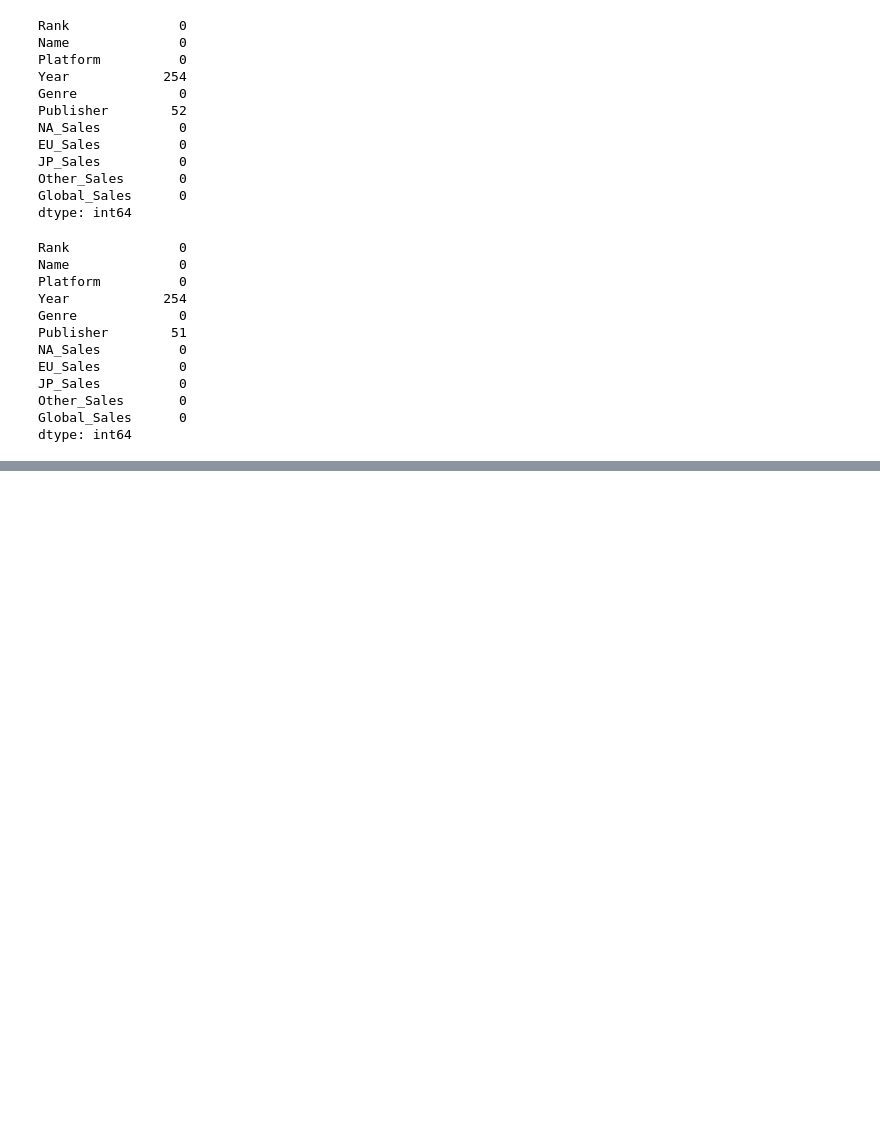
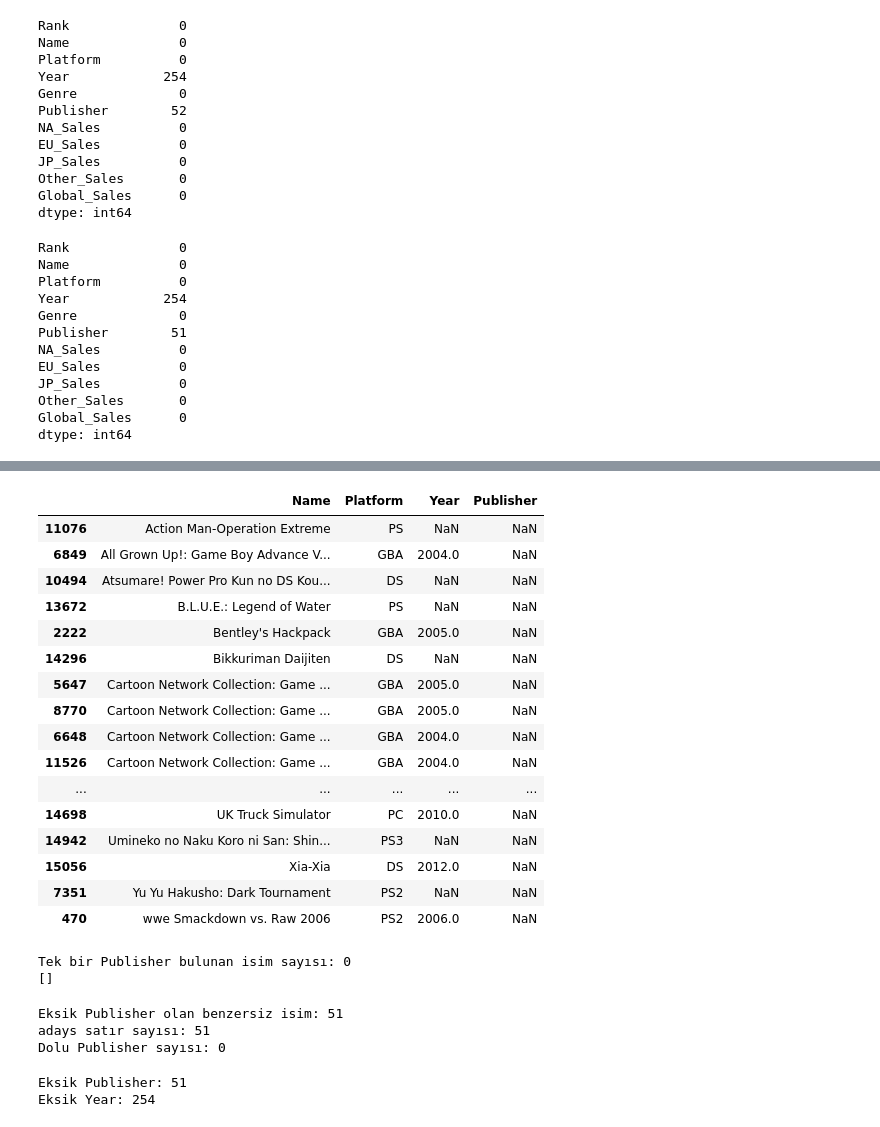
Before and after one commit to BerkOzerr/video_game_sales, a Jupyter notebook: video_game_sales.ipynb, the cells around one changed output, grey strips where cells are left out. Drawn from its saved outputs; the diff is of its cells as text; code cells hidden in the pictures; blank space fills up the shorter version.

```diff
--- a/video_game_sales.ipynb
+++ b/video_game_sales.ipynb
@@ -181,0 +202,48 @@ dtype: int64
+# %%
+missing_names = df.loc[df["Publisher"].isna(), "Name"].unique()
+
+adays = df[df["Name"].isin(missing_names)]
+
+adays[["Name", "Platform", "Year", "Publisher"]].sort_values("Name")
+# %% [output]
+|  | Name | Platform | Year | Publisher |
+| 11076 | Action Man-Operation Extreme | PS | NaN | NaN |
+| 6849 | All Grown Up!: Game Boy Advance V... | GBA | 2004.0 | NaN |
+| 10494 | Atsumare! Power Pro Kun no DS Kou... | DS | NaN | NaN |
+| 13672 | B.L.U.E.: Legend of Water | PS | NaN | NaN |
+| 2222 | Bentley's Hackpack | GBA | 2005.0 | NaN |
+| 14296 | Bikkuriman Daijiten | DS | NaN | NaN |
+| 5647 | Cartoon Network Collection: Game ... | GBA | 2005.0 | NaN |
+| 8770 | Cartoon Network Collection: Game ... | GBA | 2005.0 | NaN |
+| 6648 | Cartoon Network Collection: Game ... | GBA | 2004.0 | NaN |
+| 11526 | Cartoon Network Collection: Game ... | GBA | 2004.0 | NaN |
+| ... | ... | ... | ... | ... |
+| 14698 | UK Truck Simulator | PC | 2010.0 | NaN |
+| 14942 | Umineko no Naku Koro ni San: Shin... | PS3 | NaN | NaN |
+| 15056 | Xia-Xia | DS | 2012.0 | NaN |
+| 7351 | Yu Yu Hakusho: Dark Tournament | PS2 | NaN | NaN |
+| 470 | wwe Smackdown vs. Raw 2006 | PS2 | 2006.0 | NaN |
+# %%
+publisher_counts = adays.groupby("Name")["Publisher"].nunique()
+
+safe_names = publisher_counts[publisher_counts == 1].index
+
+print("Tek bir Publisher bulunan isim sayısı:", len(safe_names))
+print(safe_names.tolist())
+# %% [output]
+Tek bir Publisher bulunan isim sayısı: 0
+[]
+# %%
+print("Eksik Publisher olan benzersiz isim:", len(missing_names))
+print("adays satır sayısı:", len(adays))
+print("Dolu Publisher sayısı:", adays["Publisher"].notna().sum())
+# %% [output]
+Eksik Publisher olan benzersiz isim: 51
+adays satır sayısı: 51
+Dolu Publisher sayısı: 0
+# %%
+print("Eksik Publisher:", df["Publisher"].isna().sum())
+print("Eksik Year:", df["Year"].isna().sum())
+# %% [output]
+Eksik Publisher: 51
+Eksik Year: 254
```
Also changed, not shown: parts of 8 cells of this notebook.
